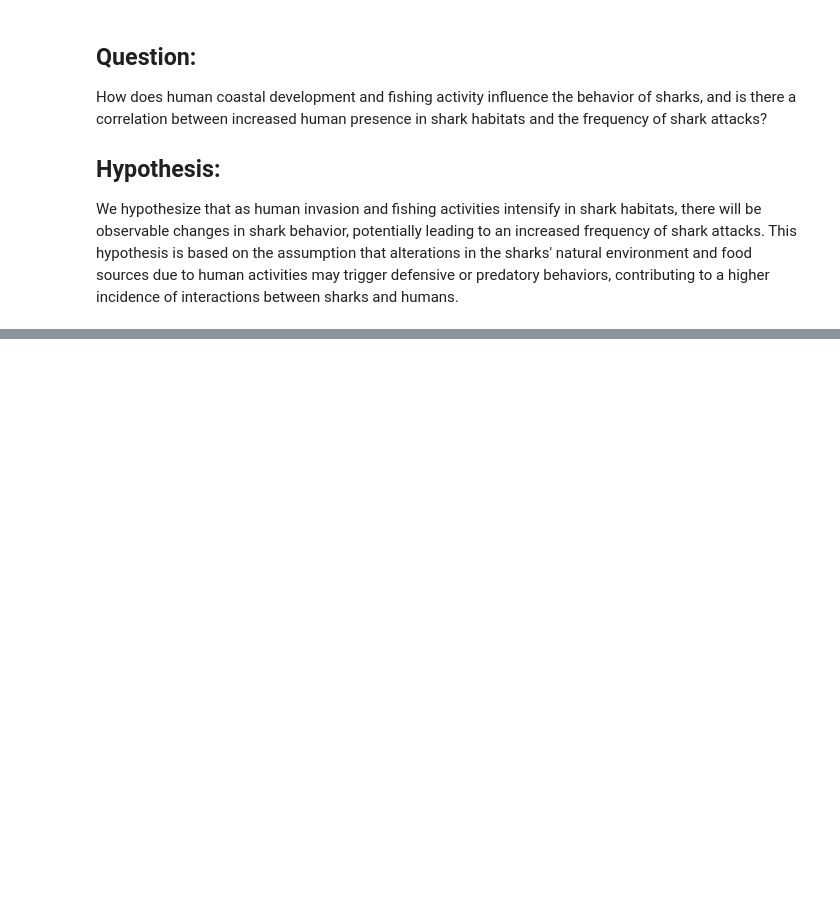
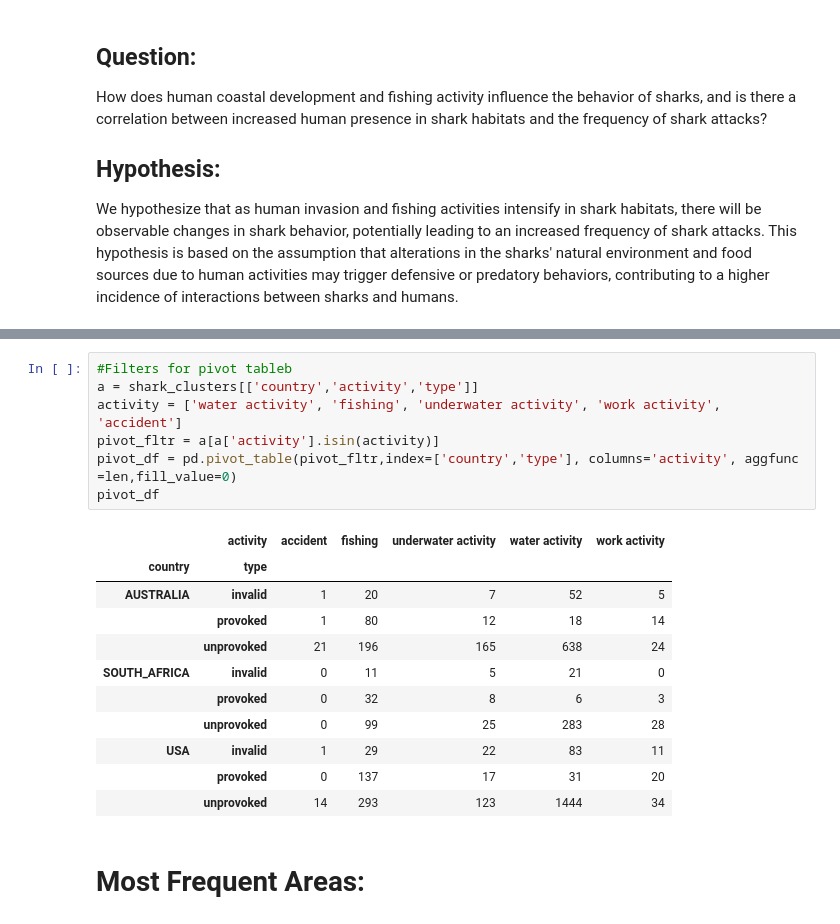
Before and after one commit to Federicosz/Shark_attack, a Jupyter notebook: Shark_attack_FSZ.ipynb, the cells around one changed output, grey strips where cells are left out. Saved outputs shown, nothing was run; the diff lists cells and outputs as text; blank space fills up the shorter version.

```diff
--- a/Shark_attack_FSZ.ipynb
+++ b/Shark_attack_FSZ.ipynb
@@ -105,0 +128,21 @@ Name: count, dtype: int64
+# %%
+#Filters for pivot tableb
+a = shark_clusters[['country','activity','type']]
+activity = ['water activity', 'fishing', 'underwater activity', 'work activity', 'accident']
+pivot_fltr = a[a['activity'].isin(activity)]
+pivot_df = pd.pivot_table(pivot_fltr,index=['country','type'], columns='activity', aggfunc =len,fill_value=0)
+pivot_df
+# %% [output]
+|  | activity | accident | fishing | underwater activity | water activity | work activity |
+| country | type |  |  |  |  |  |
+| AUSTRALIA | invalid | 1 | 20 | 7 | 52 | 5 |
+|  | provoked | 1 | 80 | 12 | 18 | 14 |
+|  | unprovoked | 21 | 196 | 165 | 638 | 24 |
+| SOUTH_AFRICA | invalid | 0 | 11 | 5 | 21 | 0 |
+|  | provoked | 0 | 32 | 8 | 6 | 3 |
+|  | unprovoked | 0 | 99 | 25 | 283 | 28 |
+| USA | invalid | 1 | 29 | 22 | 83 | 11 |
+|  | provoked | 0 | 137 | 17 | 31 | 20 |
+|  | unprovoked | 14 | 293 | 123 | 1444 | 34 |
+# %% [markdown]
+# Most Frequent Areas:
```
Also changed, not shown: parts of 19 cells of this notebook.
